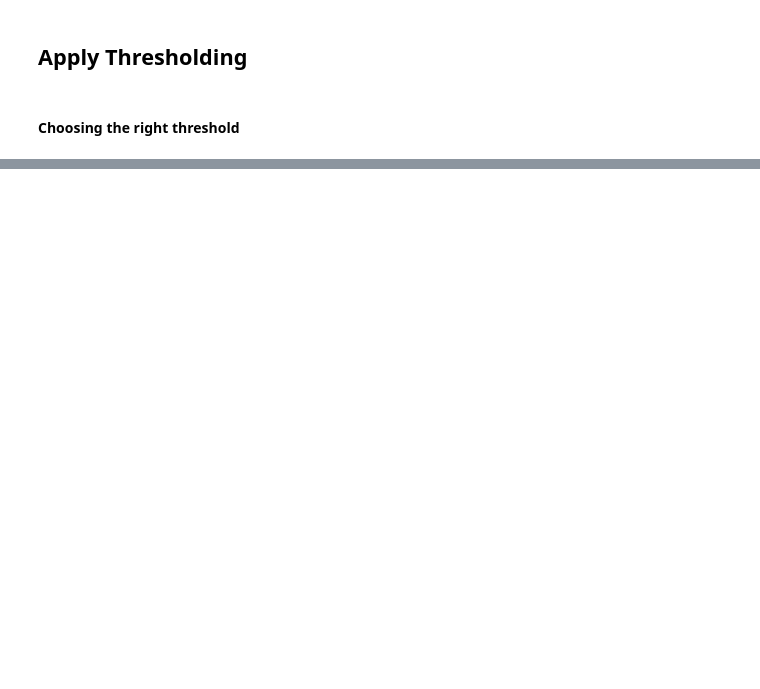
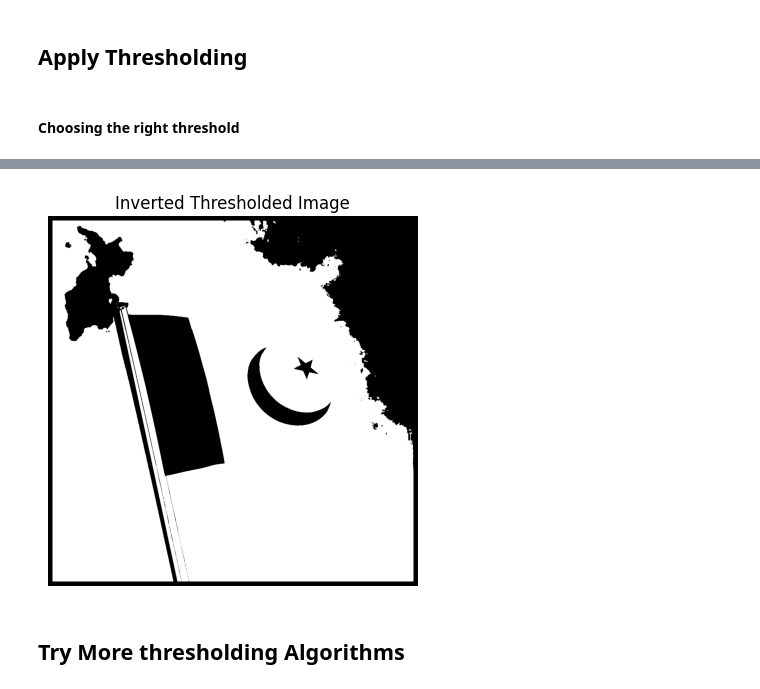
Before and after one commit to SaadARazzaq/Personalized-Image-Processing, a Jupyter notebook: Codes/Thresholding.ipynb, the cells around one changed output, grey strips where cells are left out. Saved outputs shown, nothing was run; the diff lists cells and outputs as text; code cells hidden in the pictures; blank space fills up the shorter version.

```diff
--- a/Codes/Thresholding.ipynb
+++ b/Codes/Thresholding.ipynb
@@ -59,0 +65,10 @@ plt.imshow(binary, cmap='gray');
+# %%
+inverted_thresholding_binary = gray_image <= thresh
+# %%
+plt.axis('off')
+plt.title('Inverted Thresholded Image')
+plt.imshow(inverted_thresholding_binary, cmap='gray');
+# %% [output]
+[figure, added]
+# %% [markdown]
+## Try More thresholding Algorithms
```
Also changed, not shown: parts of 6 cells of this notebook.
